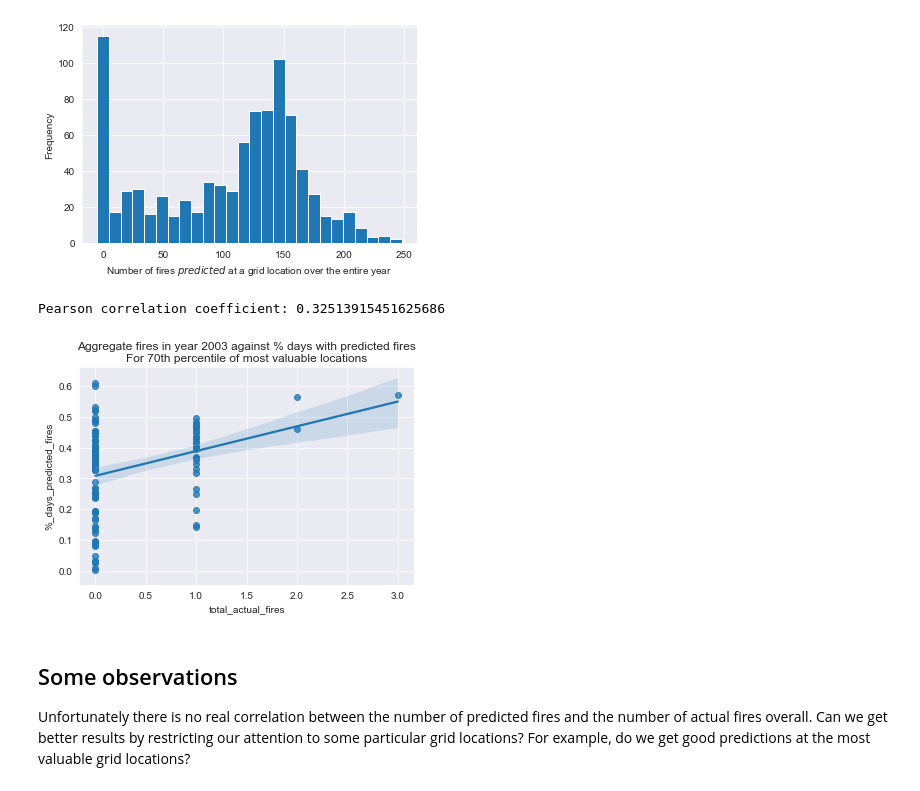
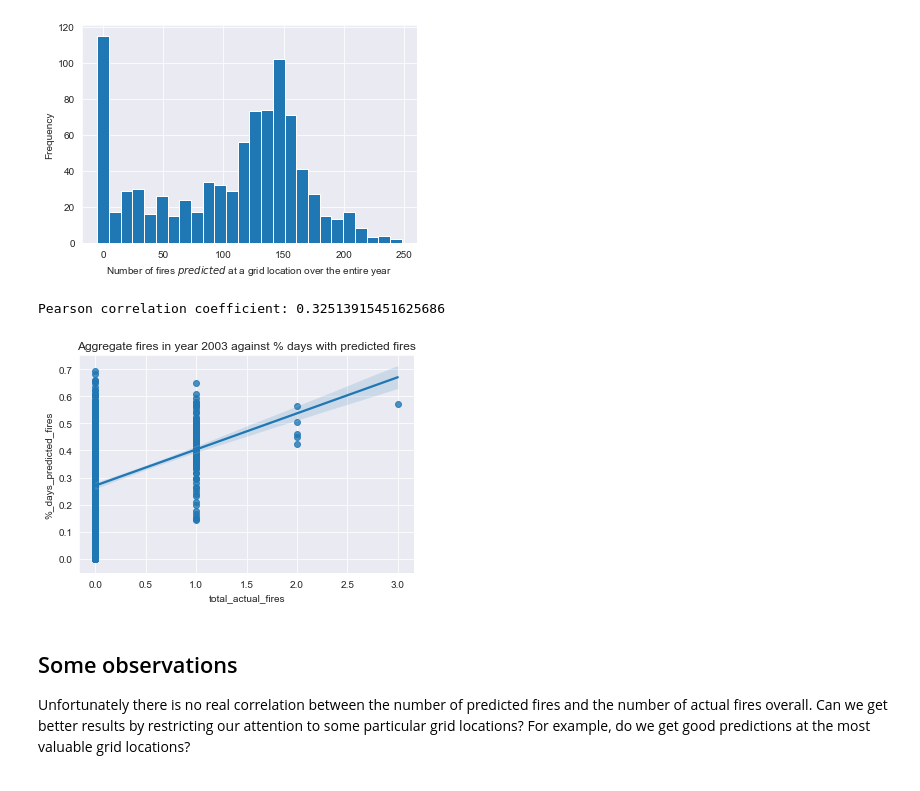
Before and after one commit to MCGallaspy/mas_dse_capstone, a Jupyter notebook: notebooks/fire_prediction_results_analysis/4. Exploring 2003 fires with 2011 structure data.ipynb, the cells around one changed output. Cells and saved outputs as stored; diff of their text form; code cells hidden in the pictures.

Commit message:
Actually x 3 fix the graphs

```diff
--- a/notebooks/fire_prediction_results_analysis/4. Exploring 2003 fires with 2011 structure data.ipynb
+++ b/notebooks/fire_prediction_results_analysis/4. Exploring 2003 fires with 2011 structure data.ipynb
@@ -137,12 +137,11 @@ yearly_totals_df['%_days_predicted_fires'] =yearly_totals_df.total_predicted_fir
 # %%
 pearson = yearly_totals_df.loc[:, ['total_actual_fires', '%_days_predicted_fires']].corr().values[0][1]
 print("Pearson correlation coefficient:", pearson)
-ax = sns.regplot(data=yearly_totals_df.reset_index()[mask], x='total_actual_fires', y='%_days_predicted_fires');
-ax.set_title("Aggregate fires in year {} against % days with predicted fires\n"
-             "For 70th percentile of most valuable locations".format(YEAR));
+ax = sns.regplot(data=yearly_totals_df, x='total_actual_fires', y='%_days_predicted_fires')
+ax.set_title("Aggregate fires in year {} against % days with predicted fires".format(YEAR));
 # %% [output]
 Pearson correlation coefficient: 0.32513915451625686
-[figure, old version]
+[figure, new version]
 # %% [markdown]
 ## Some observations
 
```
Also changed, not shown: parts of 1 cell of this notebook.
